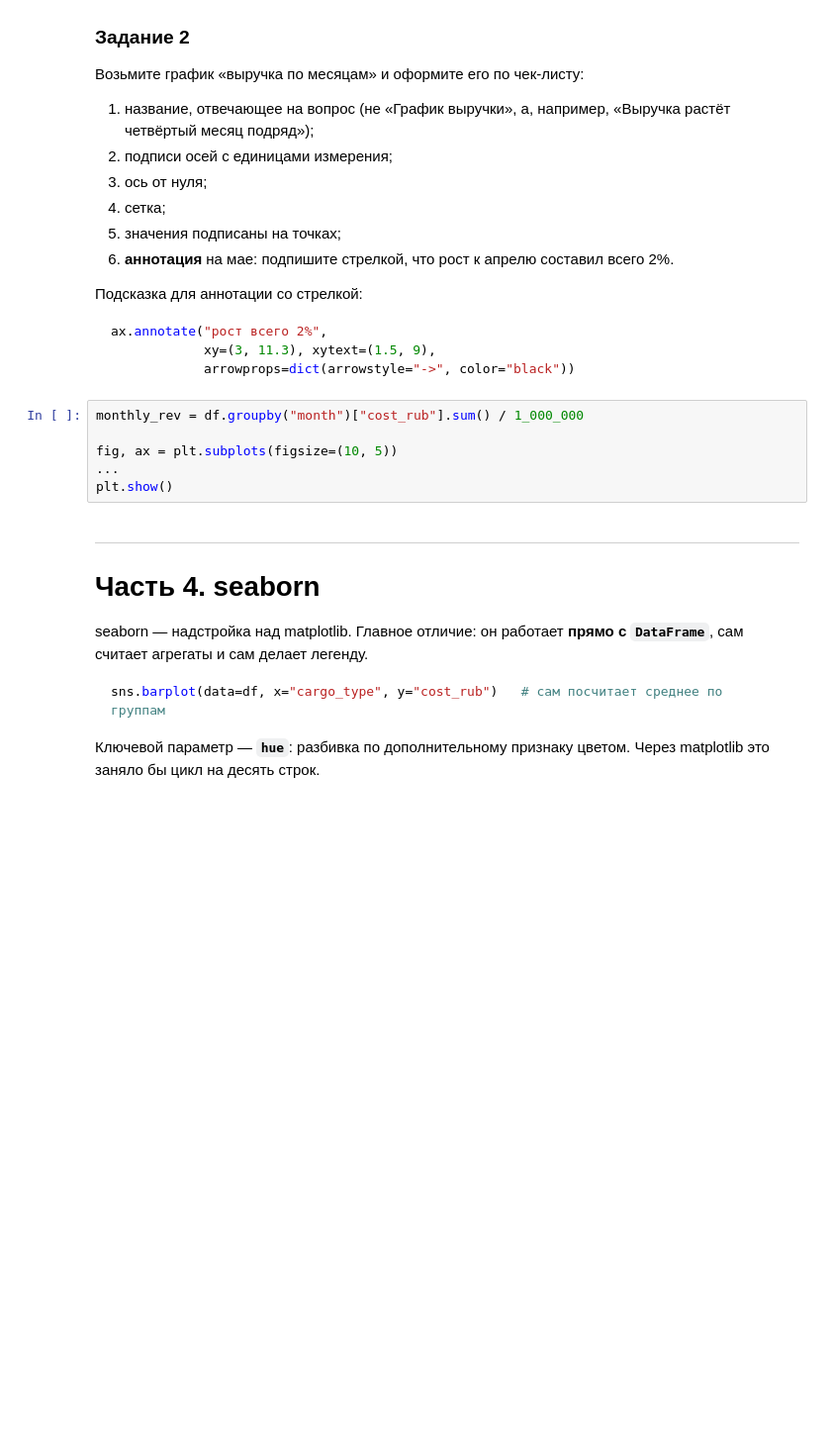
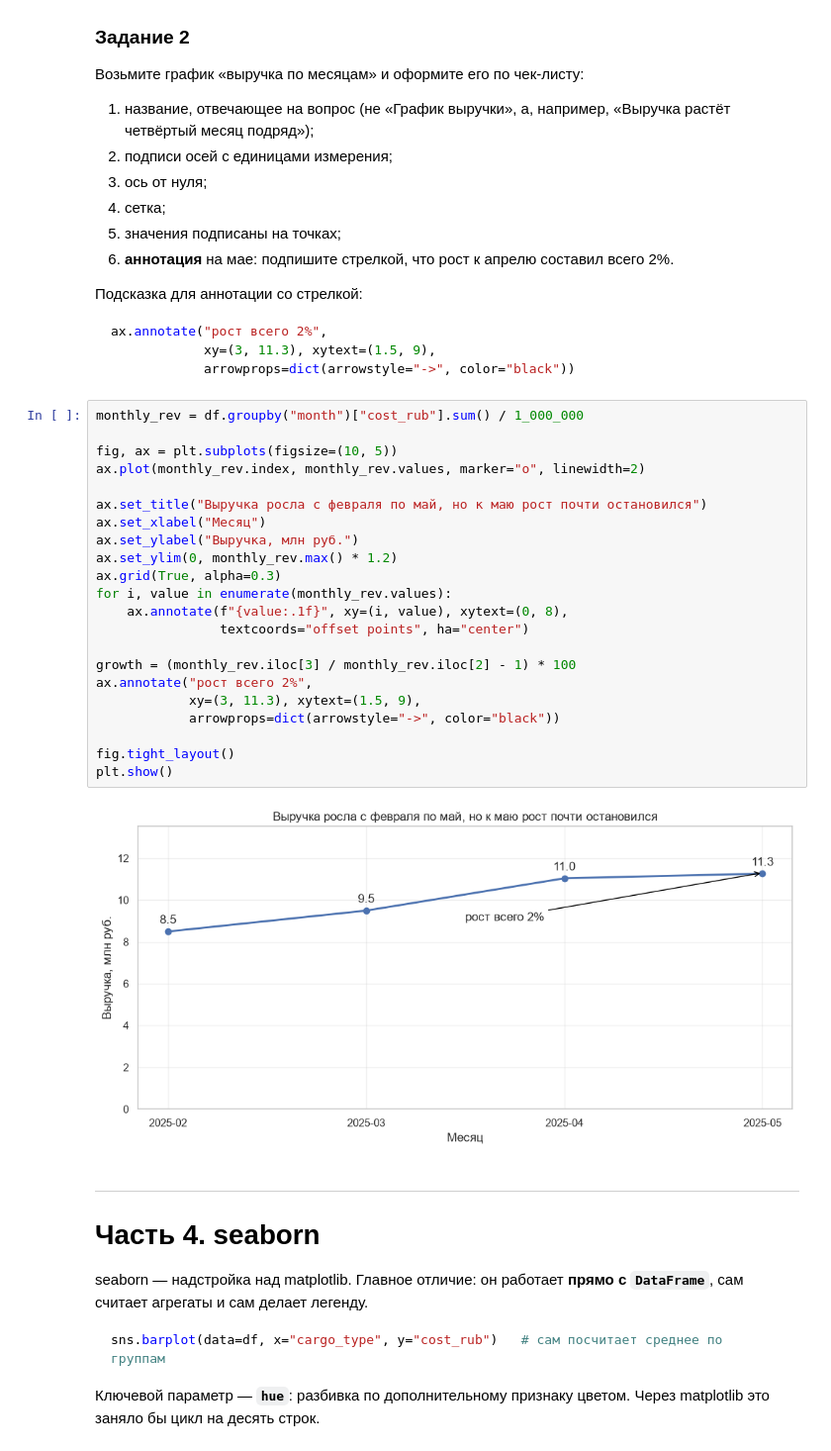
Before and after one commit to TheSashaBr/LaboratoryWork, a Jupyter notebook: S5_31.10.26/LW2-4.ipynb, the cells around one changed output. Shown at 99% size. Saved outputs shown, nothing was run; the diff lists cells and outputs as text; blank space fills up the shorter version.

````diff
--- a/S5_31.10.26/LW2-4.ipynb
+++ b/S5_31.10.26/LW2-4.ipynb
@@ -437,12 +505,30 @@ ax.annotate("рост всего 2%",
             xy=(3, 11.3), xytext=(1.5, 9),
             arrowprops=dict(arrowstyle="->", color="black"))
 ```
-# %%
-monthly_rev = df.groupby("month")["cost_rub"].sum() / 1_000_000
-
-fig, ax = plt.subplots(figsize=(10, 5))
-...
-plt.show()
+# %%
+monthly_rev = df.groupby("month")["cost_rub"].sum() / 1_000_000
+
+fig, ax = plt.subplots(figsize=(10, 5))
+ax.plot(monthly_rev.index, monthly_rev.values, marker="o", linewidth=2)
+
+ax.set_title("Выручка росла с февраля по май, но к маю рост почти остановился")
+ax.set_xlabel("Месяц")
+ax.set_ylabel("Выручка, млн руб.")
+ax.set_ylim(0, monthly_rev.max() * 1.2)
+ax.grid(True, alpha=0.3)
+for i, value in enumerate(monthly_rev.values):
+    ax.annotate(f"{value:.1f}", xy=(i, value), xytext=(0, 8),
+                textcoords="offset points", ha="center")
+
+growth = (monthly_rev.iloc[3] / monthly_rev.iloc[2] - 1) * 100
+ax.annotate("рост всего 2%",
+            xy=(3, 11.3), xytext=(1.5, 9),
+            arrowprops=dict(arrowstyle="->", color="black"))
+
+fig.tight_layout()
+plt.show()
+# %% [output]
+[figure, added]
 # %% [markdown]
 ---
 # Часть 4. seaborn
````
Also changed, not shown: parts of 31 cells of this notebook.
